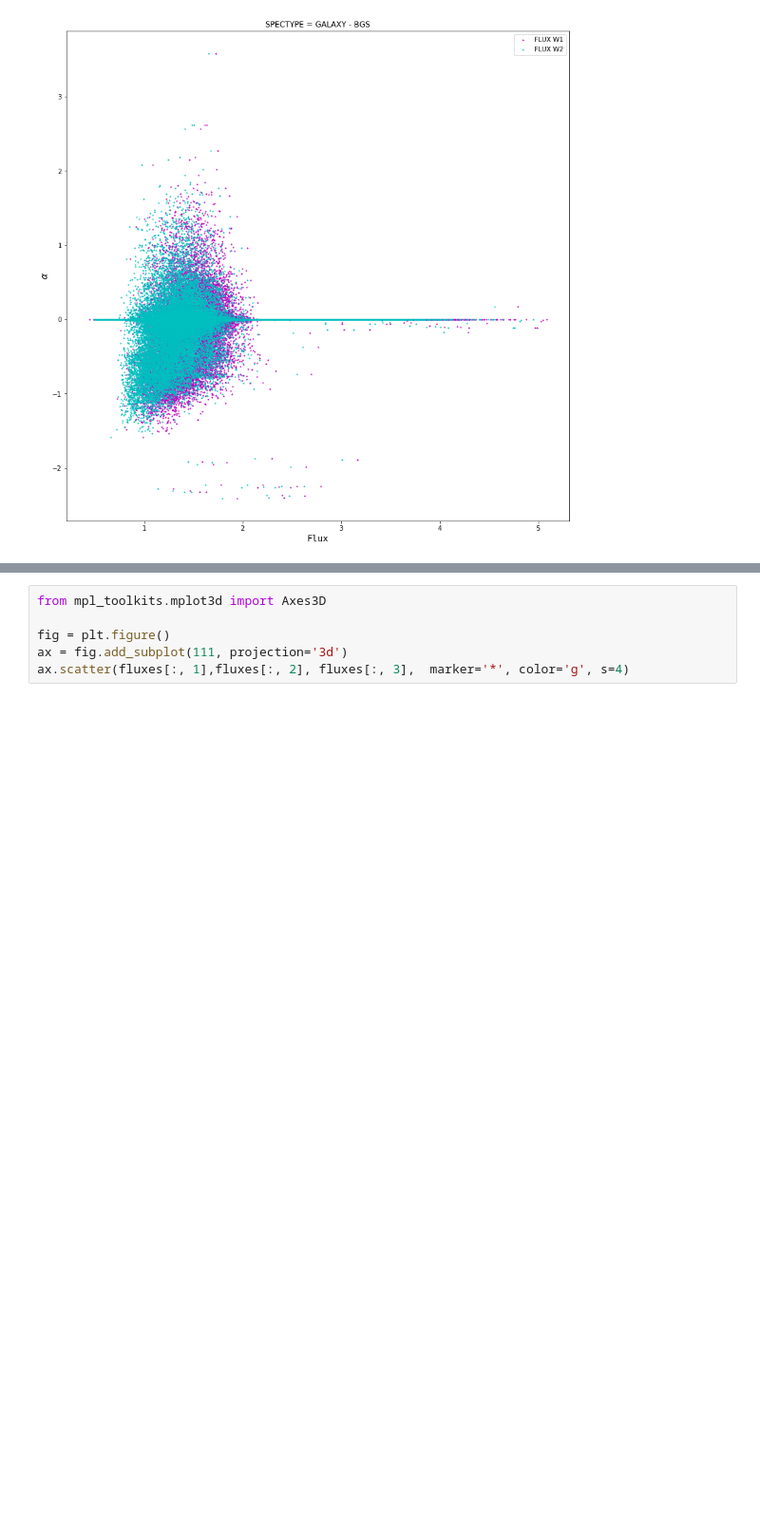
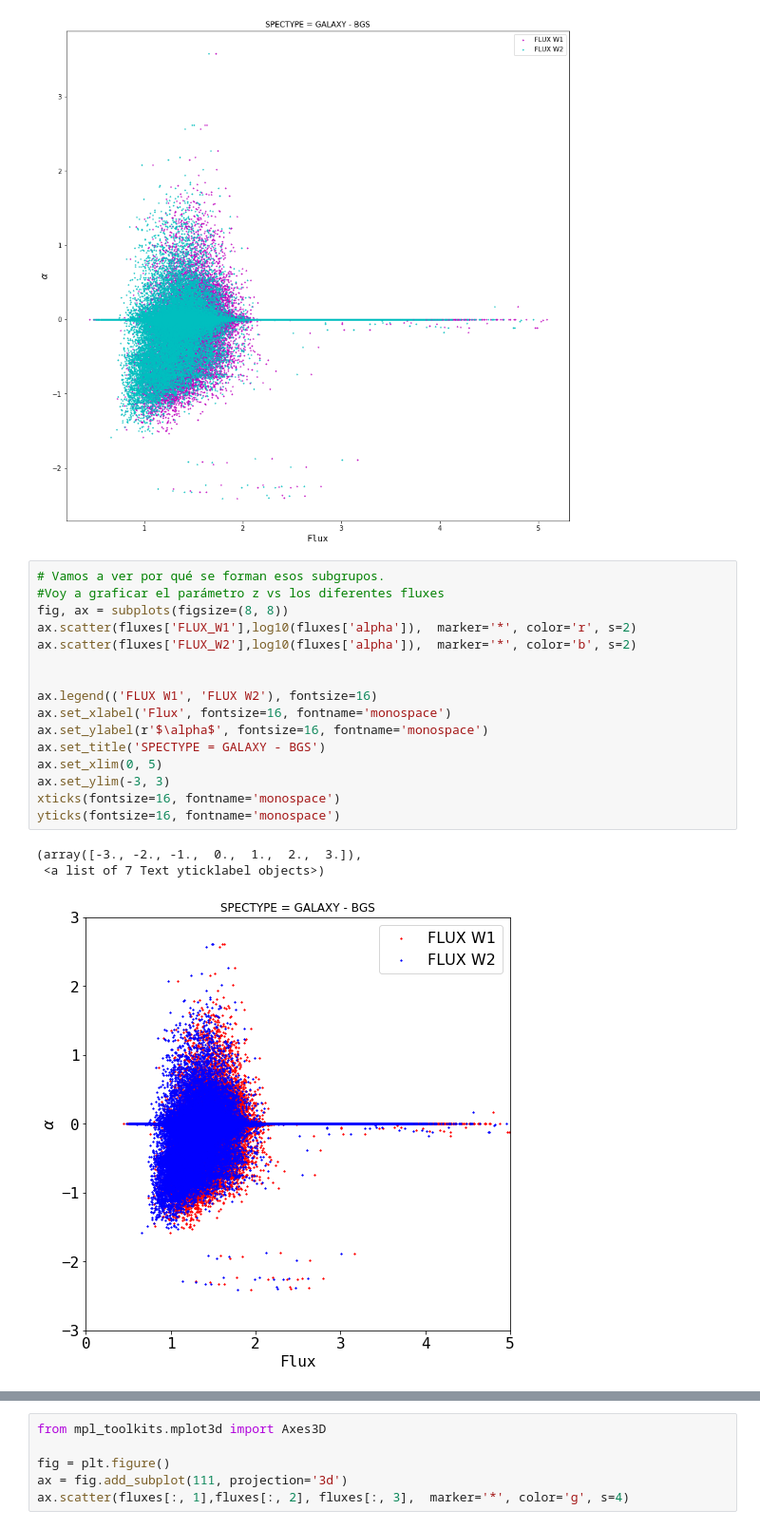
Before and after one commit to sergiolobo26/Monograf-aRedshiftML, a Jupyter notebook: Python/GALAXY-BGS.ipynb, the cells around one changed output, grey strips where cells are left out. Shown at 95% size. Cells and saved outputs as stored; diff of their text form; blank space fills up the shorter version.

```diff
--- a/Python/GALAXY-BGS.ipynb
+++ b/Python/GALAXY-BGS.ipynb
@@ -1036,6 +1039,26 @@ ax.set_title('SPECTYPE = GALAXY - BGS',  fontsize=12)
 # %% [output]
 Text(0.5,1,'SPECTYPE = GALAXY - BGS')
 [figure]
+# %%
+# Vamos a ver por qué se forman esos subgrupos.
+#Voy a graficar el parámetro z vs los diferentes fluxes
+fig, ax = subplots(figsize=(8, 8))
+ax.scatter(fluxes['FLUX_W1'],log10(fluxes['alpha']),  marker='*', color='r', s=2)
+ax.scatter(fluxes['FLUX_W2'],log10(fluxes['alpha']),  marker='*', color='b', s=2)
+
+
+ax.legend(('FLUX W1', 'FLUX W2'), fontsize=16)
+ax.set_xlabel('Flux', fontsize=16, fontname='monospace')
+ax.set_ylabel(r'$\alpha$', fontsize=16, fontname='monospace')
+ax.set_title('SPECTYPE = GALAXY - BGS')
+ax.set_xlim(0, 5)
+ax.set_ylim(-3, 3)
+xticks(fontsize=16, fontname='monospace')
+yticks(fontsize=16, fontname='monospace')
+# %% [output]
+(array([-3., -2., -1.,  0.,  1.,  2.,  3.]),
+ <a list of 7 Text yticklabel objects>)
+[figure, added]
 # %%
 # Vamos a ver por qué se forman esos subgrupos.
 #Voy a graficar el parámetro z vs los diferentes fluxes
```
Also changed, not shown: parts of 3 cells of this notebook, 2 other files.
